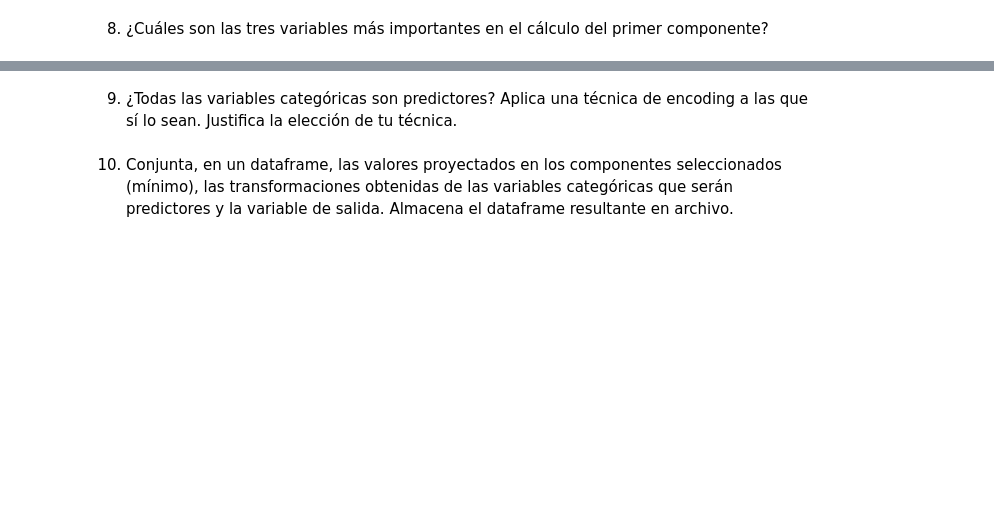
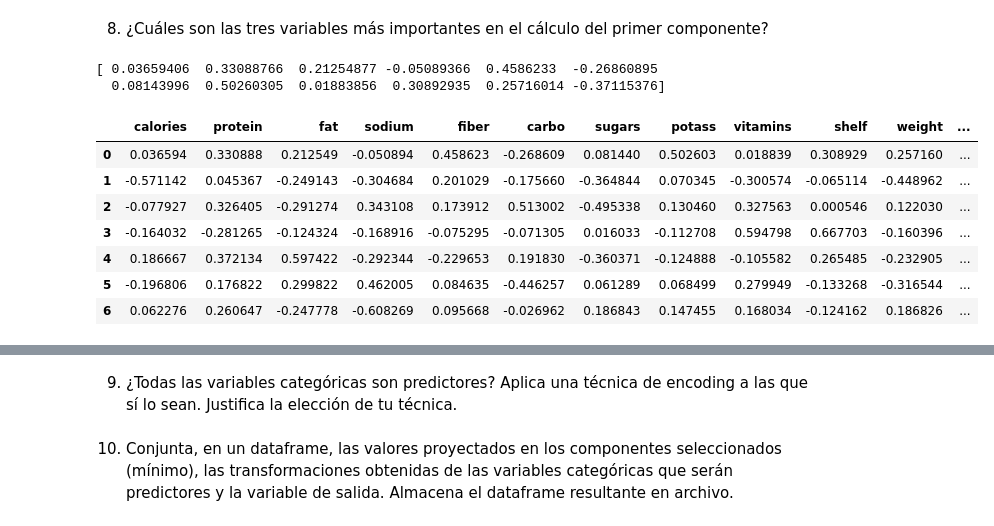
Before and after one commit to gparedesg/repo-equipo-1, a Jupyter notebook: Actividad7PCA.ipynb, the cells around one changed output, grey strips where cells are left out. Saved outputs shown, nothing was run; the diff lists cells and outputs as text; code cells hidden in the pictures; blank space fills up the shorter version.

```diff
--- a/Actividad7PCA.ipynb
+++ b/Actividad7PCA.ipynb
@@ -266,2 +367,24 @@ cereals_df
 # %% [markdown]
 8. ¿Cuáles son las tres variables más importantes en el cálculo del primer componente?
+# %%
+cumulative_variance = np.cumsum(pca.explained_variance_ratio_ * 100)
+#print(cumulative_variance)
+indices = np.where(cumulative_variance >= 90)
+indices[0][0]
+#print(pca.components_[indices[0][0] +1])
+print(pca.components_[0])
+#print(x_scaled)
+
+pc_df = pd.DataFrame(pca.components_[:7], columns=x.columns)
+pc_df
+# %% [output]
+[ 0.03659406  0.33088766  0.21254877 -0.05089366  0.4586233  -0.26860895
+  0.08143996  0.50260305  0.01883856  0.30892935  0.25716014 -0.37115376]
+|  | calories | protein | fat | sodium | fiber | carbo | sugars | potass | vitamins | shelf | weight | ... |
+| 0 | 0.036594 | 0.330888 | 0.212549 | -0.050894 | 0.458623 | -0.268609 | 0.081440 | 0.502603 | 0.018839 | 0.308929 | 0.257160 | ... |
+| 1 | -0.571142 | 0.045367 | -0.249143 | -0.304684 | 0.201029 | -0.175660 | -0.364844 | 0.070345 | -0.300574 | -0.065114 | -0.448962 | ... |
+| 2 | -0.077927 | 0.326405 | -0.291274 | 0.343108 | 0.173912 | 0.513002 | -0.495338 | 0.130460 | 0.327563 | 0.000546 | 0.122030 | ... |
+| 3 | -0.164032 | -0.281265 | -0.124324 | -0.168916 | -0.075295 | -0.071305 | 0.016033 | -0.112708 | 0.594798 | 0.667703 | -0.160396 | ... |
+| 4 | 0.186667 | 0.372134 | 0.597422 | -0.292344 | -0.229653 | 0.191830 | -0.360371 | -0.124888 | -0.105582 | 0.265485 | -0.232905 | ... |
+| 5 | -0.196806 | 0.176822 | 0.299822 | 0.462005 | 0.084635 | -0.446257 | 0.061289 | 0.068499 | 0.279949 | -0.133268 | -0.316544 | ... |
+| 6 | 0.062276 | 0.260647 | -0.247778 | -0.608269 | 0.095668 | -0.026962 | 0.186843 | 0.147455 | 0.168034 | -0.124162 | 0.186826 | ... |
```
Also changed, not shown: parts of 11 cells of this notebook.
